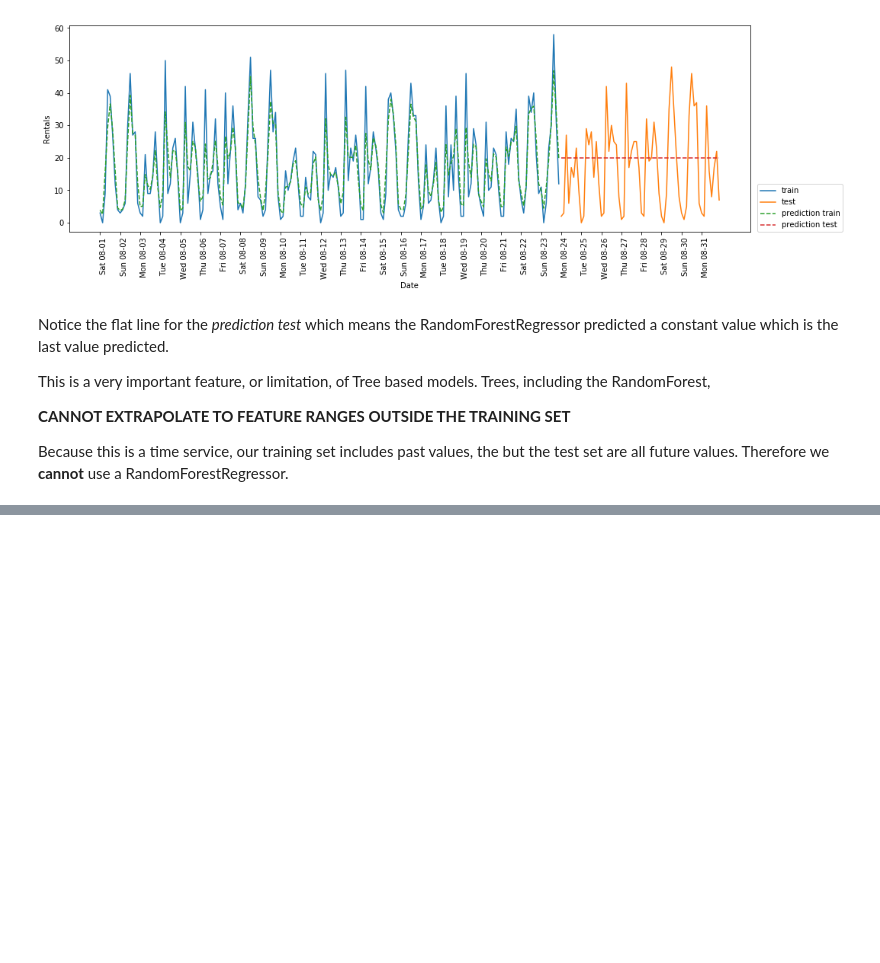
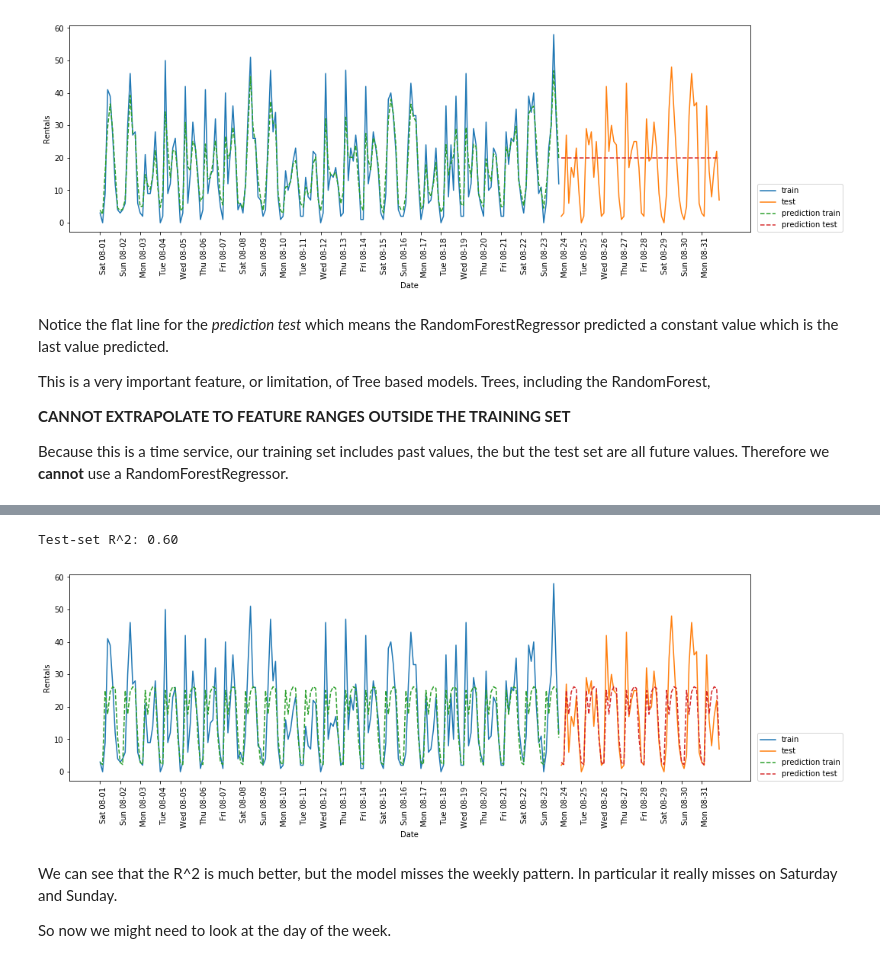
Before and after one commit to youngsoul/machinelearning101, a Jupyter notebook: TimeSeries_Citi_Bike.ipynb, the cells around one changed output, grey strips where cells are left out. Cells and saved outputs as stored; diff of their text form; code cells hidden in the pictures; blank space fills up the shorter version.

```diff
--- a/TimeSeries_Citi_Bike.ipynb
+++ b/TimeSeries_Citi_Bike.ipynb
@@ -108,8 +111,8 @@ def eval_on_features(features, target, regressor):
 Lets try to use the RandomForestRegressor to predict the future bike rentals.
 # %%
 from sklearn.ensemble import RandomForestRegressor
-regressor = RandomForestRegressor(n_estimators=100, random_state=0)
-eval_on_features(X, y, regressor)
+random_forest = RandomForestRegressor(n_estimators=100, random_state=0)
+eval_on_features(X, y, random_forest)
 # %% [output]
 Test-set R^2: -0.04
 [figure]
@@ -129,0 +137,3 @@ Lets create a couple of new features.
+# %%
+X_hour = citibike.index.hour.values
+print(X_hour)
@@ -129,0 +159,4 @@ Lets create a couple of new features.
+# %%
+# reshape all rows, 1 column
+X_hour = X_hour.reshape(-1,1)
+print(X_hour)
@@ -129,0 +181,12 @@ Lets create a couple of new features.
+# %%
+# target = hour of day
+# number of rentals in that hour
+# regressor is a RandomForestRegressor
+eval_on_features(X_hour, y, random_forest)
+# %% [output]
+Test-set R^2: 0.60
+[figure, added]
+# %% [markdown]
+We can see that the R^2 is much better, but the model misses the weekly pattern.  In particular it really misses on Saturday and Sunday.
+
+So now we might need to look at the day of the week.
```
Also changed, not shown: parts of 31 cells of this notebook.
